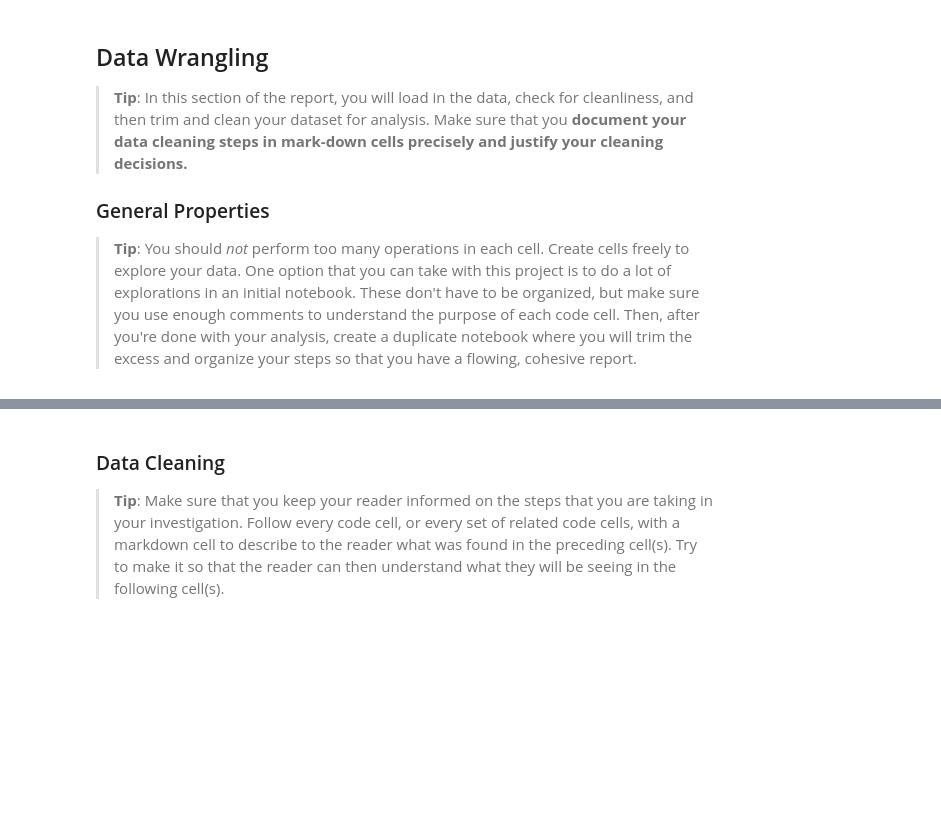
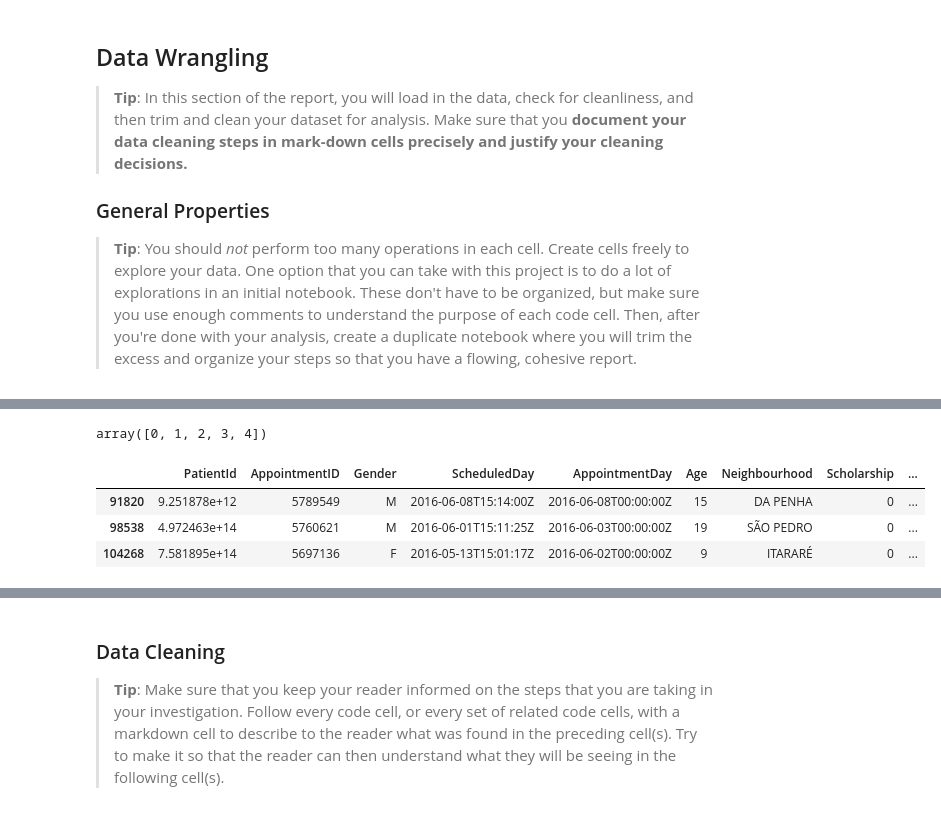
Before and after one commit to idowu-james/Investigate-A-Dataset---Medical-Appointment-No-Shows, a Jupyter notebook: Investigate_a_Dataset.ipynb, the cells around one changed output, grey strips where cells are left out. Drawn from its saved outputs; the diff is of its cells as text; code cells hidden in the pictures; blank space fills up the shorter version.

```diff
--- a/Investigate_a_Dataset.ipynb
+++ b/Investigate_a_Dataset.ipynb
@@ -72,0 +167,14 @@ df.head()
+# %%
+# Handicap has 5 unique values which is weird as the record is maent to be only 0 & 1.
+# Investigating further
+
+df.Handcap.unique()
+# %% [output]
+array([0, 1, 2, 3, 4])
+# %%
+df[df['Handcap'] == 4]
+# %% [output]
+|  | PatientId | AppointmentID | Gender | ScheduledDay | AppointmentDay | Age | Neighbourhood | Scholarship | ... |
+| 91820 | 9.251878e+12 | 5789549 | M | 2016-06-08T15:14:00Z | 2016-06-08T00:00:00Z | 15 | DA PENHA | 0 | ... |
+| 98538 | 4.972463e+14 | 5760621 | M | 2016-06-01T15:11:25Z | 2016-06-03T00:00:00Z | 19 | SÃO PEDRO | 0 | ... |
+| 104268 | 7.581895e+14 | 5697136 | F | 2016-05-13T15:01:17Z | 2016-06-02T00:00:00Z | 9 | ITARARÉ | 0 | ... |
```
Also changed, not shown: parts of 15 cells of this notebook.
